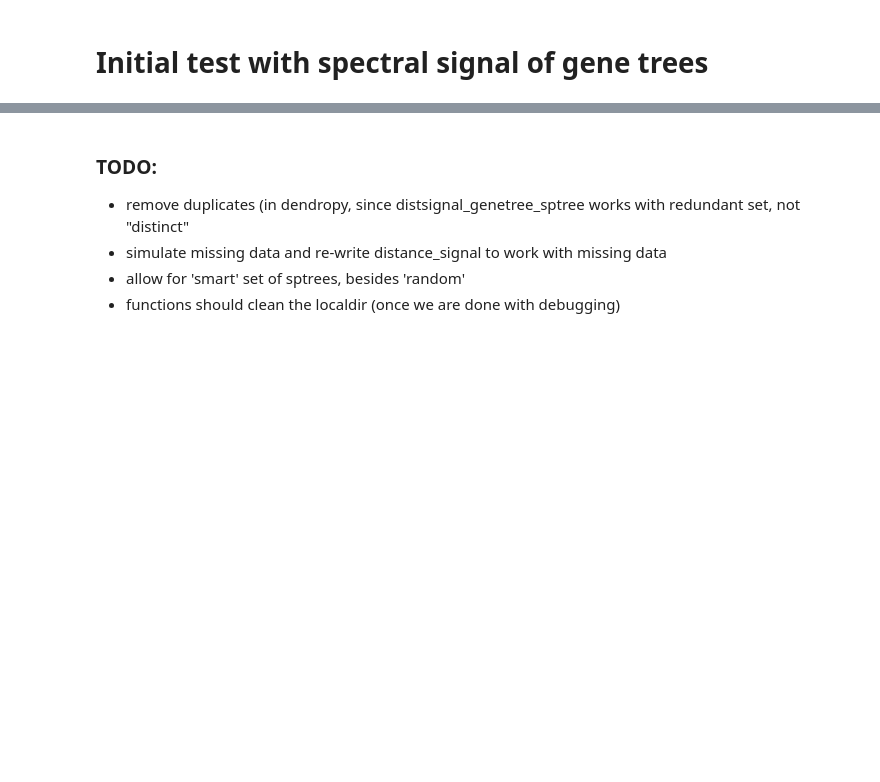
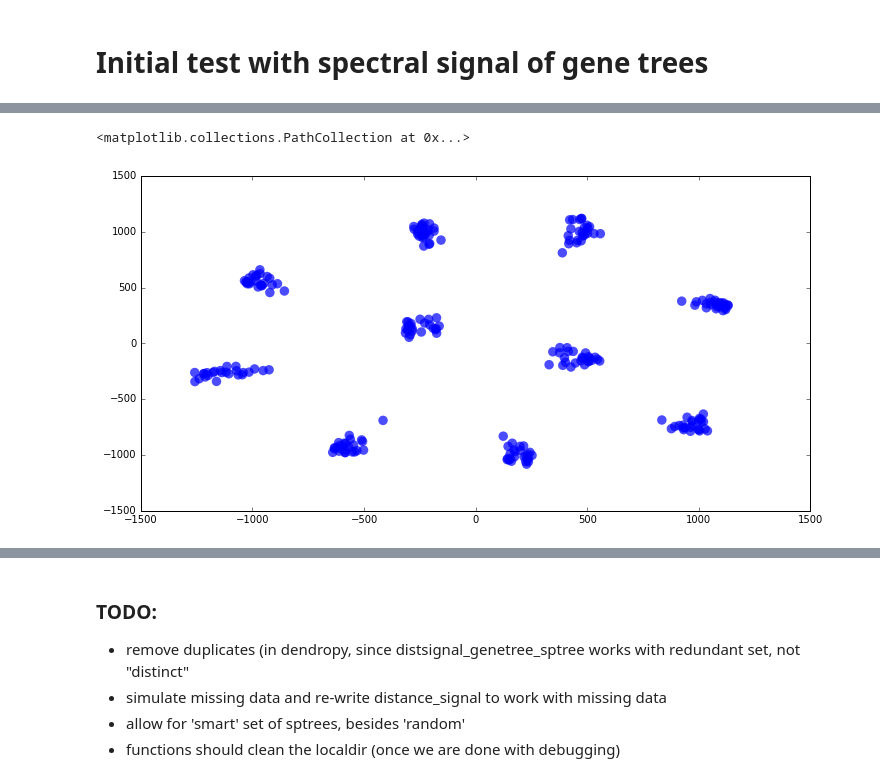
Before and after one commit to leomrtns/genefam-dist, a Jupyter notebook: docs/002.gene_distance_signal.ipynb, the cells around one changed output, grey strips where cells are left out. Cells and saved outputs as stored; diff of their text form; code cells hidden in the pictures; blank space fills up the shorter version.

Commit message:
updated notebook with prototype results of distance signal

```diff
--- a/docs/002.gene_distance_signal.ipynb
+++ b/docs/002.gene_distance_signal.ipynb
@@ -97,0 +100,8 @@ axes.scatter(selftransf[:,1], selftransf[:,0], c=glabels, edgecolor="none", alph
+# %%
+## distance mapping between (non-random) species trees
+selftransf=manifold.MDS(n_components=2).fit_transform( distance_signal(st, st) )
+fig, axes = plt.subplots(1) ; fig.set_size_inches(12, 6)
+axes.scatter(selftransf[:,1], selftransf[:,0], edgecolor="none", alpha=.7, s=90)
+# %% [output]
+<matplotlib.collections.PathCollection at 0x...>
+[figure, added]
```
Also changed, not shown: parts of 5 cells of this notebook.
